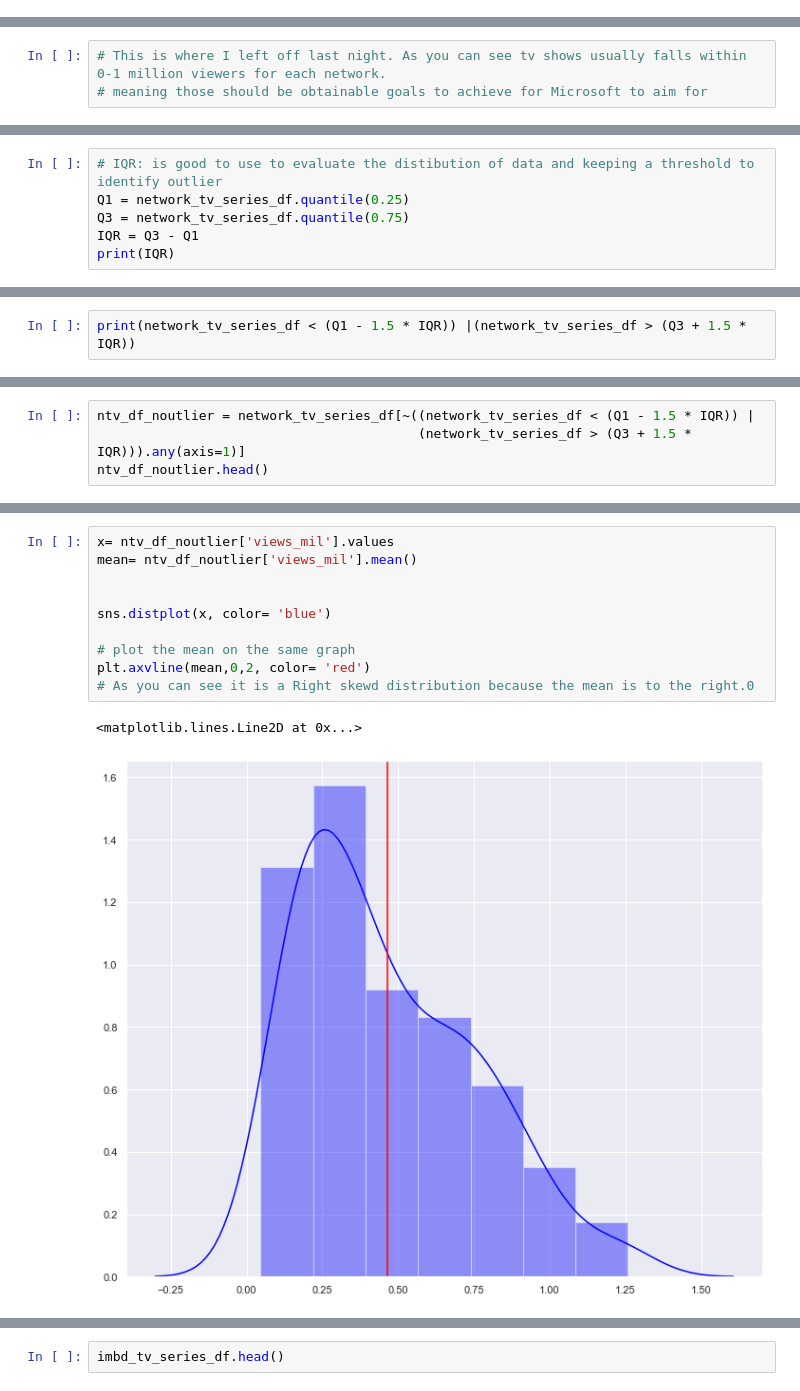
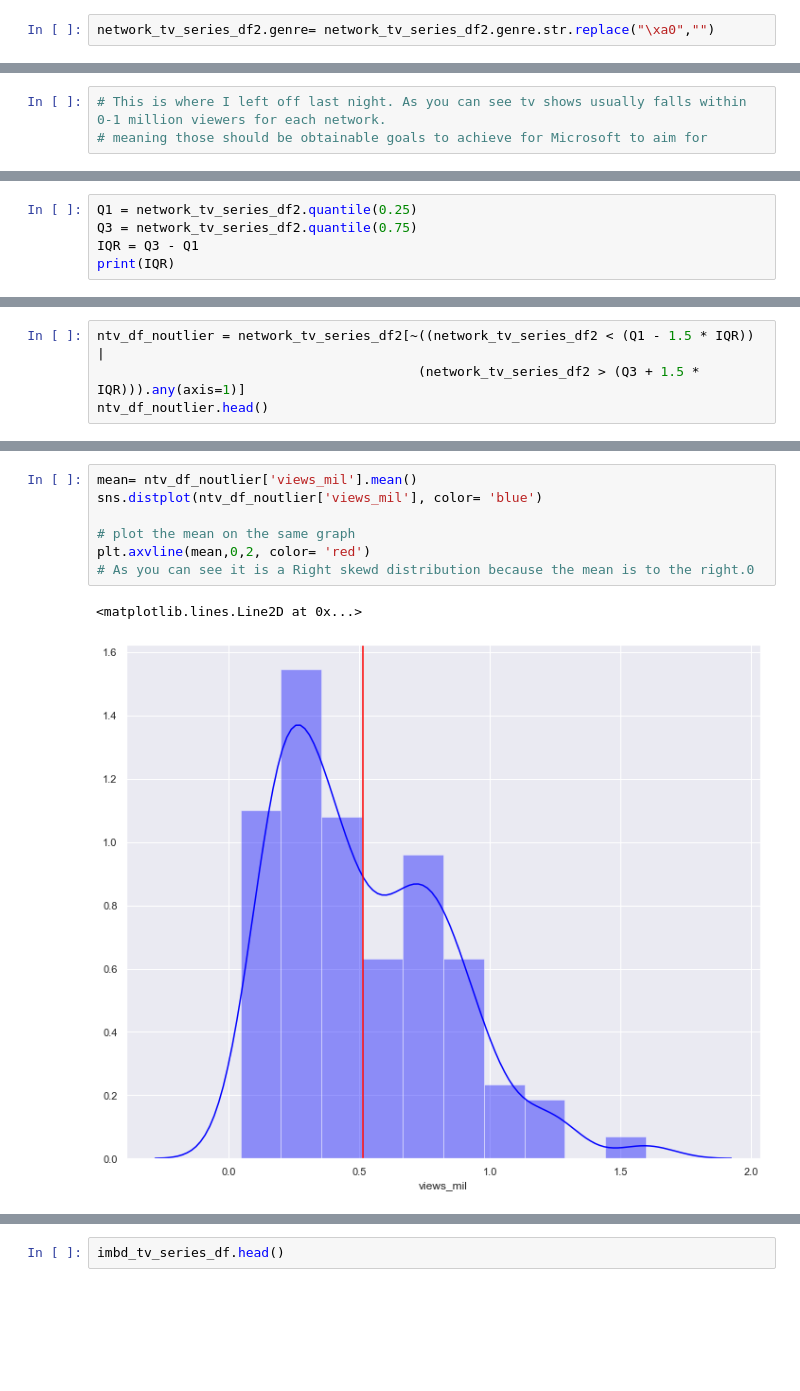
Before and after one commit to drrausch/Creating_Successful_Video_Content, a Jupyter notebook: EDA_TV_Show_Genres.ipynb, the cells around one changed output, grey strips where cells are left out. Drawn from its saved outputs; the diff is of its cells as text; blank space fills up the shorter version.

```diff
--- a/EDA_TV_Show_Genres.ipynb
+++ b/EDA_TV_Show_Genres.ipynb
@@ -22,0 +97,2 @@ memory usage: 6.6+ KB
+# %%
+network_tv_series_df2.genre= network_tv_series_df2.genre.str.replace("\xa0","")
@@ -74,7 +156,6 @@ sns.boxplot(x= ntv_df_no['views_mil'])
 # %%
-# IQR: is good to use to evaluate the distibution of data and keeping a threshold to identify outlier
-Q1 = network_tv_series_df.quantile(0.25)
-Q3 = network_tv_series_df.quantile(0.75)
+Q1 = network_tv_series_df2.quantile(0.25)
+Q3 = network_tv_series_df2.quantile(0.75)
 IQR = Q3 - Q1
 print(IQR)
 # %% [output]
@@ -82,5 +163,7 @@ views_mil      0.506
 _18_49_demo    0.160
 dtype: float64
 # %%
-print(network_tv_series_df < (Q1 - 1.5 * IQR)) |(network_tv_series_df > (Q3 + 1.5 * IQR))
+ntv_df_noutlier = network_tv_series_df2[~((network_tv_series_df2 < (Q1 - 1.5 * IQR)) |
+                                         (network_tv_series_df2 > (Q3 + 1.5 * IQR))).any(axis=1)]
+ntv_df_noutlier.head()
 # %% [output]
@@ -102,4 +175,0 @@ TypeError: cannot compare a dtyped [bool] array with a scalar of type [NoneType]
-# %%
-ntv_df_noutlier = network_tv_series_df[~((network_tv_series_df < (Q1 - 1.5 * IQR)) |
-                                         (network_tv_series_df > (Q3 + 1.5 * IQR))).any(axis=1)]
-ntv_df_noutlier.head()
@@ -129,13 +239,10 @@ sns.boxplot(x=ntv_df_noutlier['views_mil'])
 # %%
-x= ntv_df_noutlier['views_mil'].values
 mean= ntv_df_noutlier['views_mil'].mean()
-
-
-sns.distplot(x, color= 'blue')
+sns.distplot(ntv_df_noutlier['views_mil'], color= 'blue')
 
 # plot the mean on the same graph
 plt.axvline(mean,0,2, color= 'red')
 # As you can see it is a Right skewd distribution because the mean is to the right.0
 # %% [output]
 <matplotlib.lines.Line2D at 0x...>
-[figure, old version]
+[figure, new version]
```
Also changed, not shown: parts of 97 cells of this notebook, 3 other files.
